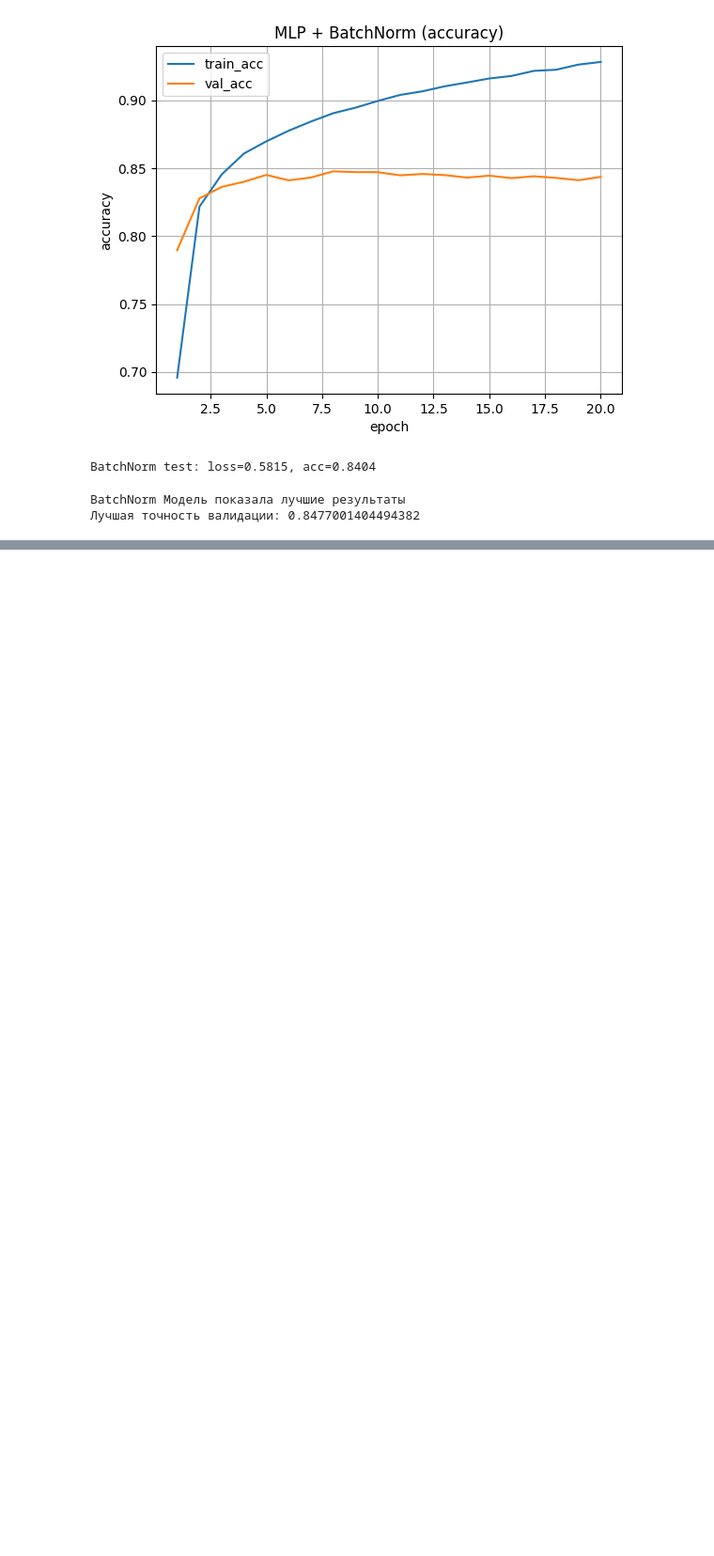
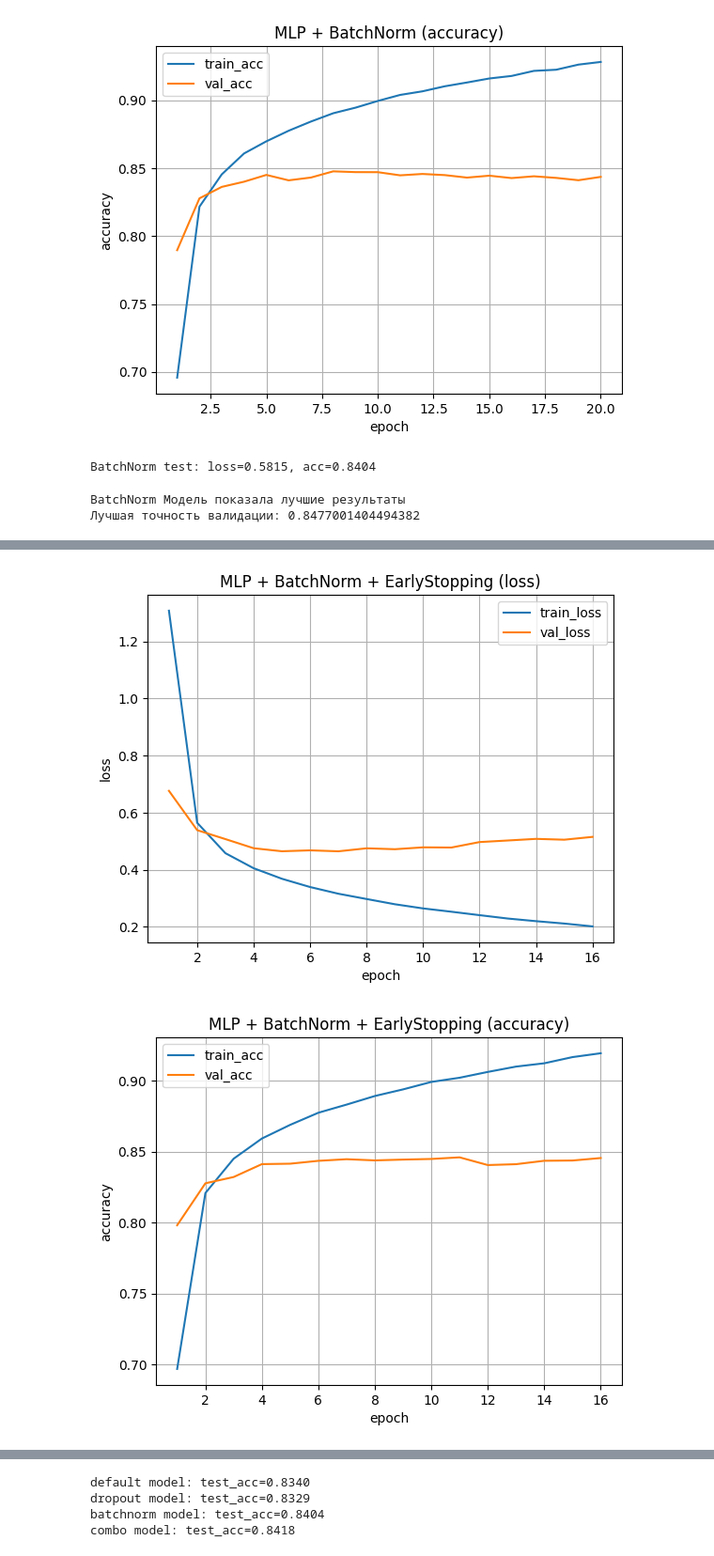
Before and after one commit to ytymb/aie-repository, a Jupyter notebook: homeworks/HW08-09/HW08-09.ipynb, the cells around one changed output, grey strips where cells are left out. Shown at 94% size. Cells and saved outputs as stored; diff of their text form; code cells hidden in the pictures; blank space fills up the shorter version.

```diff
--- a/homeworks/HW08-09/HW08-09.ipynb
+++ b/homeworks/HW08-09/HW08-09.ipynb
@@ -70,7 +65,7 @@ print("train size:", len(train_full))
 print("test size:", len(test_ds))
 
 BATCH_SIZE = 256
-val_ratio = 0.2                                         #делим 80/20
+val_ratio = 0.2                                       #делим 80/20
 val_size = int(len(train_full) * val_ratio)
 train_size = len(train_full) - val_size
 
@@ -78,17 +73,21 @@ gen = torch.Generator().manual_seed(42)
 train_ds, val_ds = random_split(train_full, [train_size, val_size], generator=gen)
 
 train_loader = DataLoader(
-    train_ds, batch_size=BATCH_SIZE, shuffle=True, pin_memory=(device.type == "cuda")
+    train_ds, batch_size=BATCH_SIZE,num_workers=4, shuffle=True, pin_memory=(device.type == "cuda")
 )
 
 val_loader = DataLoader(
-    val_ds, batch_size=BATCH_SIZE, shuffle=False, pin_memory=(device.type == "cuda")
+    val_ds, batch_size=BATCH_SIZE,num_workers=4, shuffle=False, pin_memory=(device.type == "cuda")
 )
 
 test_loader = DataLoader(
-    test_ds, batch_size=BATCH_SIZE, shuffle=False, pin_memory=(device.type == "cuda")
+    test_ds, batch_size=BATCH_SIZE,num_workers=4, shuffle=False, pin_memory=(device.type == "cuda")
 )
 
+print(len(train_ds))
+print(len(val_ds))
+print(len(test_ds))
+# sanity-check
 x_batch, y_batch = next(iter(train_loader))
 x_batch, y_batch = x_batch.to(device), y_batch.to(device)
 print("x_batch:", x_batch.shape, x_batch.dtype, x_batch.device)
@@ -393,22 +370,26 @@ print("Лучшая точность валидации:", winner_val_acc)
 BatchNorm Модель показала лучшие результаты
 Лучшая точность валидации: 0.8477001404494382
 # %%
-final_model = MLP(hidden_dims=(256, 128, 64), dropout_p=0.0, use_batchnorm=True).to(device)
+#Так как победила BatchNorm модель, обучим ее используя EarlyStopping
+
+combo_model = MLP(hidden_dims=(256, 128, 64), dropout_p=0.0, use_batchnorm=True).to(device)
 
 criterion = nn.CrossEntropyLoss()
-optimizer = optim.Adam(final_model.parameters(), lr=1e-3)
+optimizer = optim.Adam(combo_model.parameters(), lr=1e-3)
 
-es = EarlyStopping(patience=4, min_delta=0.0005)
+es = EarlyStopping(patience=5, min_delta=0.0005)
 
-history_final = fit(
-    final_model, train_loader, val_loader,
+
+history_combo = fit(
+    combo_model, train_loader, val_loader,
     optimizer, criterion, device,
     epochs=50,
     early_stopping=es,
     verbose=True
 )
 
-plot_history(history_final, title="MLP + Dropout + BatchNorm + EarlyStopping")
-test_loss, test_acc = evaluate(final_model, test_loader, criterion, device)
+
+plot_history(history_combo, title="MLP + BatchNorm + EarlyStopping")
+test_loss, test_acc = evaluate(combo_model, test_loader, criterion, device)
 print(f"Combo test: loss={test_loss:.4f}, acc={test_acc:.4f}")
 # %% [output]
@@ -416,0 +413,2 @@ epoch 02/50 | train loss=1.1392, acc=0.6572 | val loss=0.7113, acc=0.7747
+[figure, added]
+[figure, added]
@@ -417,0 +416,17 @@ KeyboardInterrupt:
+# %%
+#   Сравнение моделей на test - dataset
+
+results = {
+    "default model": evaluate(default_model, test_loader, nn.CrossEntropyLoss(), device)[1],
+    "dropout model": evaluate(dropout_model, test_loader, nn.CrossEntropyLoss(), device)[1],
+    "batchnorm model": evaluate(batchnorm_model, test_loader, nn.CrossEntropyLoss(), device)[1],
+    "combo model": evaluate(combo_model, test_loader, nn.CrossEntropyLoss(), device)[1],
+}
+
+for k, v in results.items():
+    print(f"{k:>9}: test_acc={v:.4f}")
+# %% [output]
+default model: test_acc=0.8340
+dropout model: test_acc=0.8329
+batchnorm model: test_acc=0.8404
+combo model: test_acc=0.8418
```
Also changed, not shown: parts of 10 cells of this notebook, 6 other files.
